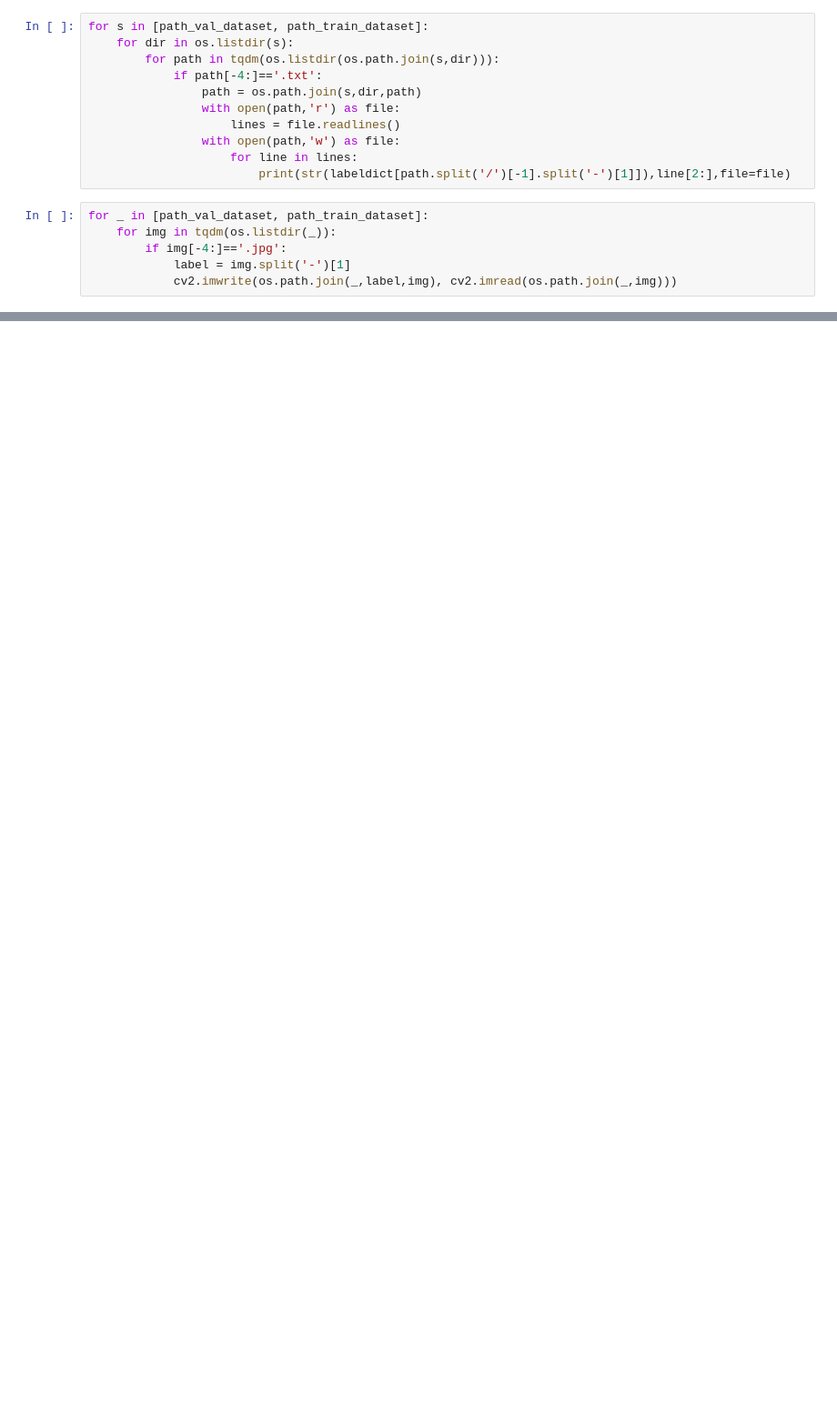
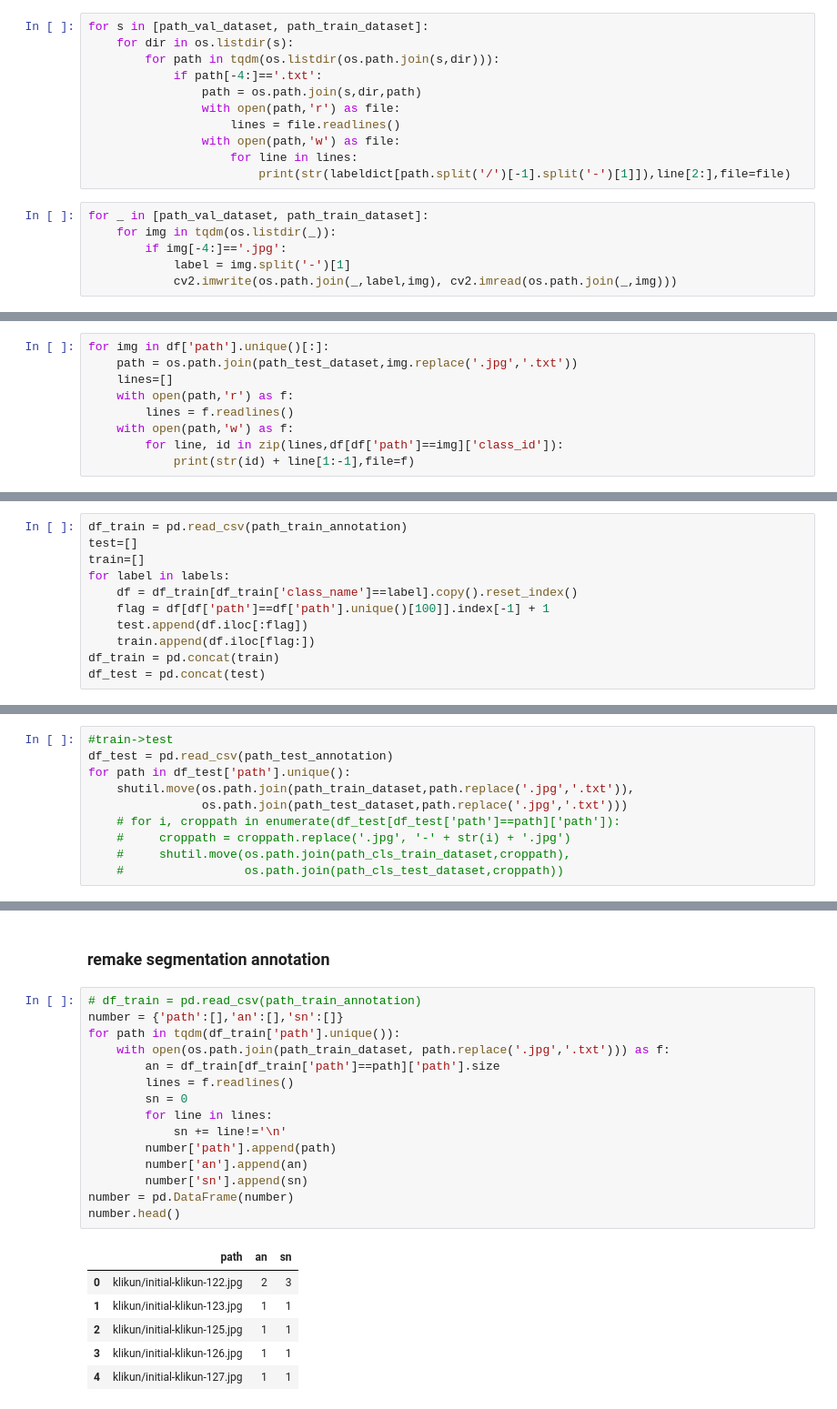
Before and after one commit to vladik-pwnz/hackCBreakthrough, a Jupyter notebook: processing/mask2yolo.ipynb, the cells around one changed output, grey strips where cells are left out. Shown at 91% size. Drawn from its saved outputs; the diff is of its cells as text; blank space fills up the shorter version.

```diff
--- a/processing/mask2yolo.ipynb
+++ b/processing/mask2yolo.ipynb
@@ -160,0 +161,9 @@ pd.DataFrame(val_array, columns=columns).to_csv(path_val_annotation,index=False)
+# %%
+for img in df['path'].unique()[:]:
+    path = os.path.join(path_test_dataset,img.replace('.jpg','.txt'))
+    lines=[]
+    with open(path,'r') as f:
+        lines = f.readlines()
+    with open(path,'w') as f:
+        for line, id in zip(lines,df[df['path']==img]['class_id']):
+            print(str(id) + line[1:-1],file=f)
@@ -160,0 +280,11 @@ pd.DataFrame(val_array, columns=columns).to_csv(path_val_annotation,index=False)
+# %%
+df_train = pd.read_csv(path_train_annotation)
+test=[]
+train=[]
+for label in labels:
+    df = df_train[df_train['class_name']==label].copy().reset_index()
+    flag = df[df['path']==df['path'].unique()[100]].index[-1] + 1
+    test.append(df.iloc[:flag])
+    train.append(df.iloc[flag:])
+df_train = pd.concat(train)
+df_test = pd.concat(test)
@@ -160,0 +294,10 @@ pd.DataFrame(val_array, columns=columns).to_csv(path_val_annotation,index=False)
+# %%
+#train->test
+df_test = pd.read_csv(path_test_annotation)
+for path in df_test['path'].unique():
+    shutil.move(os.path.join(path_train_dataset,path.replace('.jpg','.txt')),
+                os.path.join(path_test_dataset,path.replace('.jpg','.txt')))
+    # for i, croppath in enumerate(df_test[df_test['path']==path]['path']):
+    #     croppath = croppath.replace('.jpg', '-' + str(i) + '.jpg')
+    #     shutil.move(os.path.join(path_cls_train_dataset,croppath),
+    #                 os.path.join(path_cls_test_dataset,croppath))
@@ -160,0 +313,24 @@ pd.DataFrame(val_array, columns=columns).to_csv(path_val_annotation,index=False)
+# %% [markdown]
+### remake segmentation annotation
+# %%
+# df_train = pd.read_csv(path_train_annotation)
+number = {'path':[],'an':[],'sn':[]}
+for path in tqdm(df_train['path'].unique()):
+    with open(os.path.join(path_train_dataset, path.replace('.jpg','.txt'))) as f:
+        an = df_train[df_train['path']==path]['path'].size
+        lines = f.readlines()
+        sn = 0
+        for line in lines:
+            sn += line!='\n'
+        number['path'].append(path)
+        number['an'].append(an)
+        number['sn'].append(sn)
+number = pd.DataFrame(number)
+number.head()
+# %% [output]
+|  | path | an | sn |
+| 0 | klikun/initial-klikun-122.jpg | 2 | 3 |
+| 1 | klikun/initial-klikun-123.jpg | 1 | 1 |
+| 2 | klikun/initial-klikun-125.jpg | 1 | 1 |
+| 3 | klikun/initial-klikun-126.jpg | 1 | 1 |
+| 4 | klikun/initial-klikun-127.jpg | 1 | 1 |
```
Also changed, not shown: parts of 20 cells of this notebook, 7 other files.
